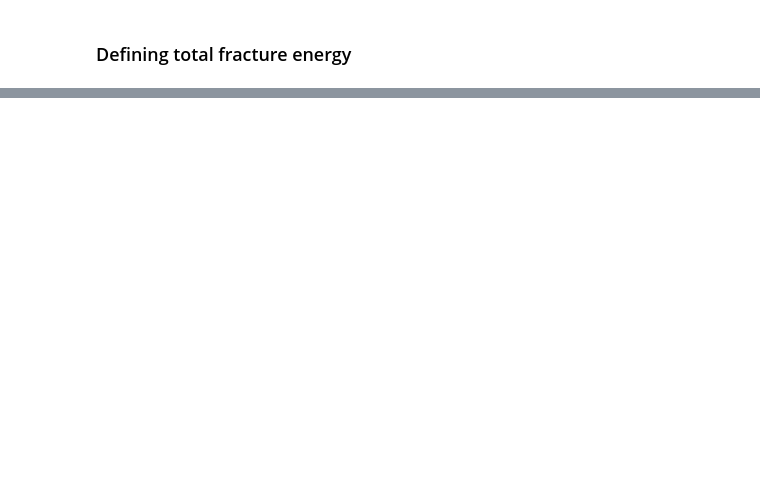
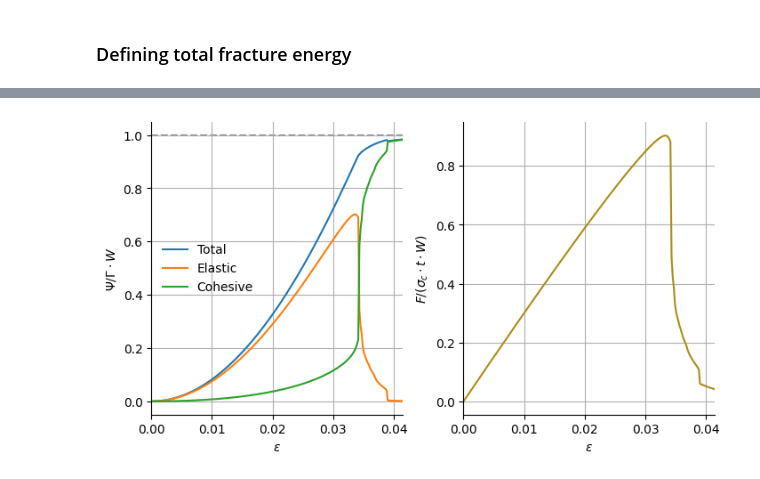
Before and after one commit to smec-ethz/tatva-docs, a Jupyter notebook: docs/examples/fracture_quasistatic_3d.ipynb, the cells around one changed output, grey strips where cells are left out. Cells and saved outputs as stored; diff of their text form; code cells hidden in the pictures; blank space fills up the shorter version.

```diff
--- a/docs/examples/fracture_quasistatic_3d.ipynb
+++ b/docs/examples/fracture_quasistatic_3d.ipynb
@@ -29,7 +29,6 @@ import jax
 
 jax.config.update("jax_enable_x64", True)  # use double-precision
 jax.config.update("jax_persistent_cache_min_compile_time_secs", 0)
-jax.config.update("jax_platforms", "cpu")
 
 import os
 from typing import NamedTuple
@@ -474,7 +456,7 @@ def strain_energy(grad_u, mu, lmbda):
 def total_strain_energy(u_flat):
     u = u_flat.reshape(-1, n_dofs_per_node)
     u_grad = op.grad(u)
-    energy_density = strain_energy(u_grad, mat.mu, mat.lmbda)
+    energy_density = strain_energy(u_grad, mu, lmbda)
     return op.integrate(energy_density)
 # %% [markdown]
 ### Defining total fracture energy
@@ -561,4 +521,5 @@ stress.
 # %%
+penalty = 1e2
 normal_vector = jnp.array([0.0, 1.0, 0.0])  # Y-direction
 beta = 0.0  # No tangential contribution
 
@@ -669,7 +629,7 @@ def total_cohesive_energy(u_flat: Array, delta_max: Array) -> float:
     jump = u.at[top_interface_nodes, :].get() - u.at[bottom_interface_nodes, :].get()
     jump_quad = interface_op.eval(jump)
     cohesive_energy_density = exponential_cohesive_energy(
-        jump_quad, delta_max, cohesive_mat.Gamma, cohesive_mat.sigma_c, cohesive_mat.penalty
+        jump_quad, delta_max, Gamma, sigma_c, penalty
     )
     return interface_op.integrate(cohesive_energy_density)
 # %%
@@ -1043 +1005,55 @@ Error:
+# %%
+# [collapse: code] Plotting the force-displacement curve and energy evolution
+
+Gamma_W = Gamma * (Lx - crack_length) * Lz
+
+fig, axs = plt.subplots(
+    1, 2, figsize=(7, 3.8), layout="constrained", gridspec_kw={"width_ratios": [1, 1]}
+)
+
+
+axs[0].plot(
+    np.array(displacement_on_top) / height / 2,
+    (np.array(energies["elastic"]) + np.array(energies["cohesive"])) / Gamma_W,
+    markevery=5,
+    label="Total",
+)
+axs[0].plot(
+    np.array(displacement_on_top) / height / 2,
+    np.array(energies["elastic"]) / Gamma_W,
+    label="Elastic",
+    markevery=5,
+)
+axs[0].plot(
+    np.array(displacement_on_top) / height / 2,
+    np.array(energies["cohesive"]) / Gamma_W,
+    label="Cohesive",
+    markevery=5,
+)
+
+axs[0].axhline(1, color="gray", zorder=-1, linestyle="--")
+axs[0].set_xlabel(r"$\varepsilon$")
+axs[0].set_ylabel(r"$\Psi/\Gamma\cdot{}W$")
+axs[0].grid(True)
+axs[0].set_xlim(0, np.array(displacement_on_top)[-80] / height / 2)
+axs[0].grid(True)
+axs[0].legend(frameon=False, numpoints=1, markerscale=1.25)
+axs[0].spines["top"].set_visible(False)
+axs[0].spines["right"].set_visible(False)
+
+axs[1].plot(
+    np.array(displacement_on_top) / height / 2,
+    np.array(force_on_top) / (sigma_c * Lz * (Lx - crack_length)),
+    color="#AC8D18",
+)
+axs[1].set_xlabel(r"$\varepsilon$")
+axs[1].set_ylabel(r"$F/(\sigma_c \cdot t \cdot W)$")
+axs[1].grid(True)
+axs[1].set_xlim(0, np.array(displacement_on_top)[-80] / height / 2)
+axs[1].spines["top"].set_visible(False)
+axs[1].spines["right"].set_visible(False)
+
+plt.show()
+# %% [output]
+[figure, added]
 # %%
```
Also changed, not shown: parts of 31 cells of this notebook, 5 other files.
